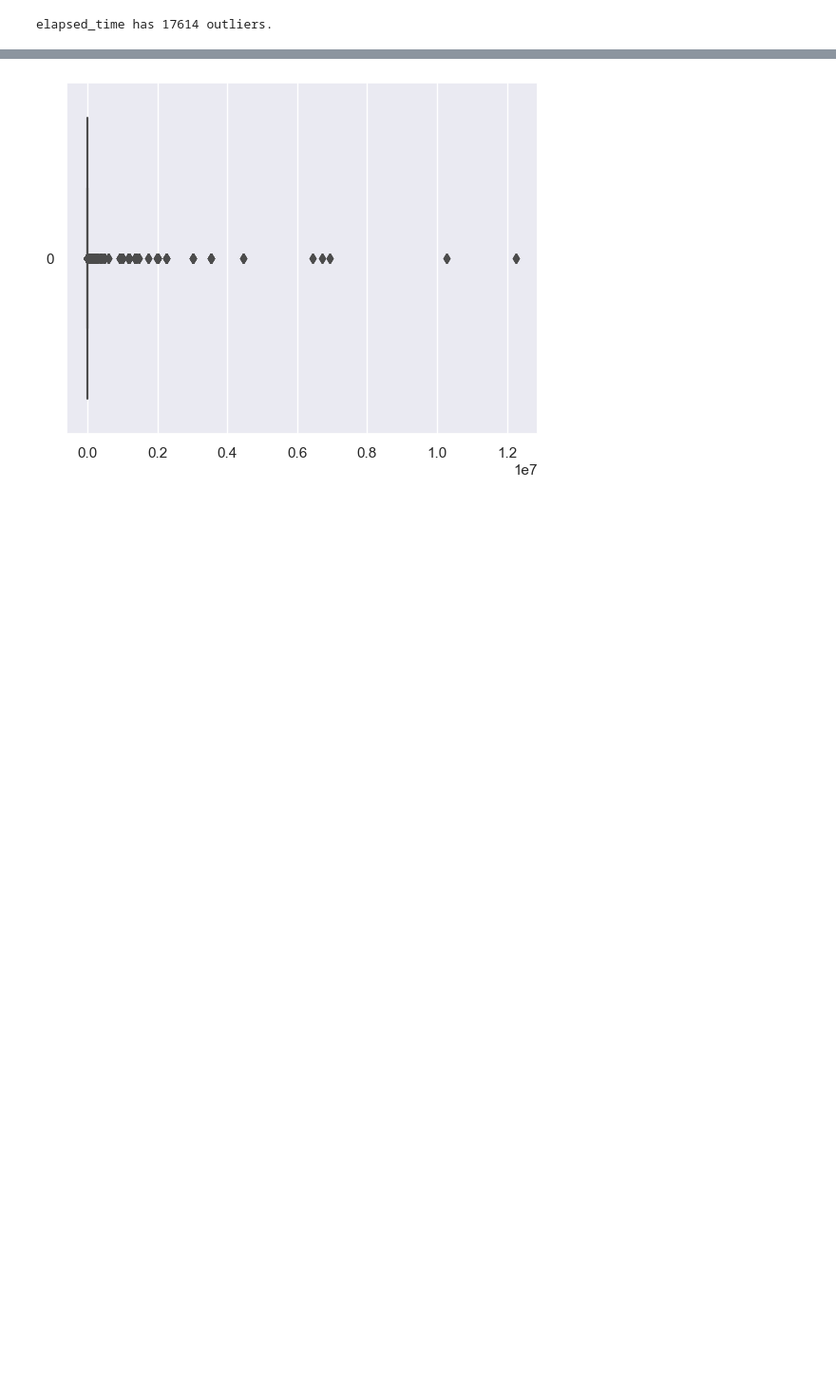
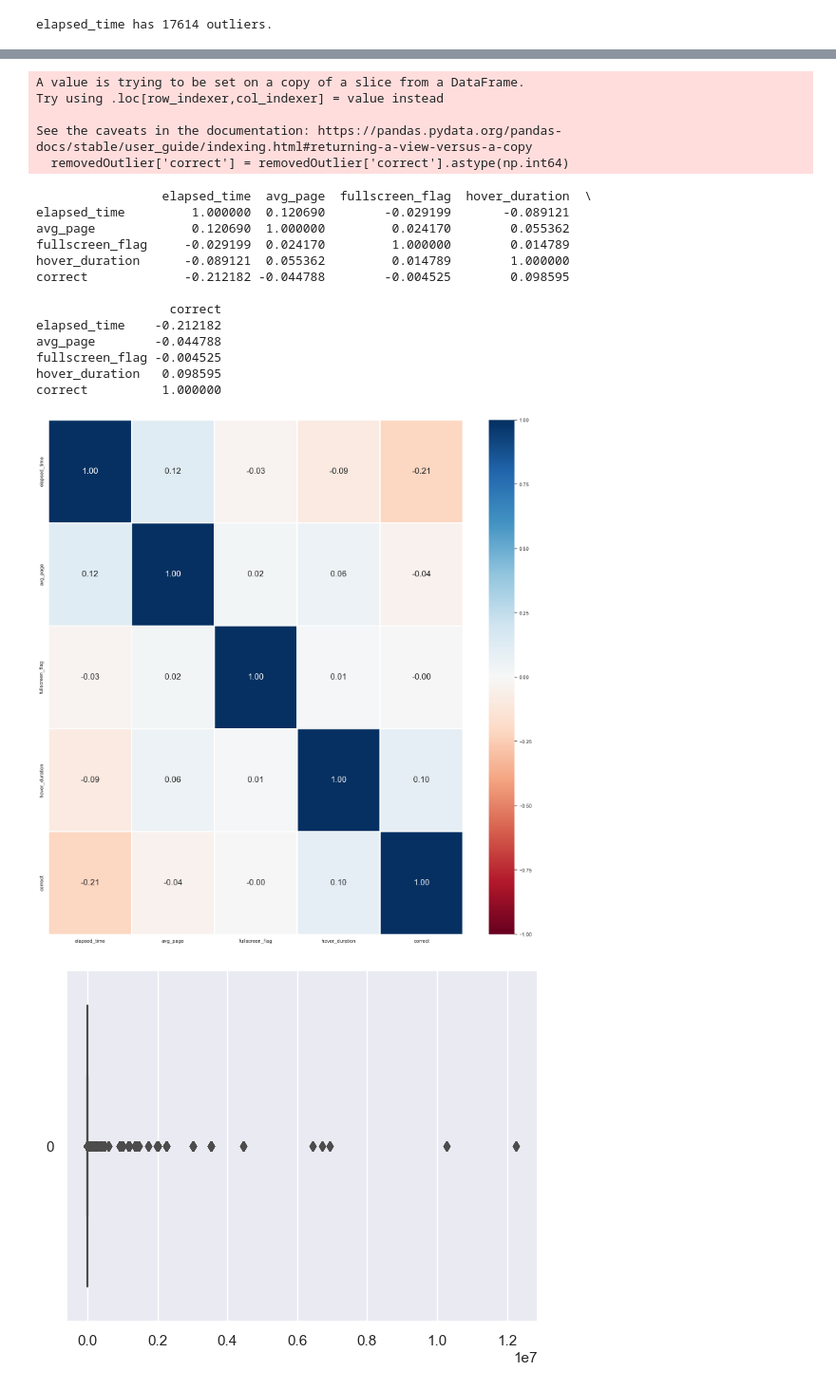
Before and after one commit to sssstforest/SC1015-Group-2, a Jupyter notebook: EDA-CH.ipynb, the cells around one changed output, grey strips where cells are left out. Shown at 95% size. Cells and saved outputs as stored; diff of their text form; code cells hidden in the pictures; blank space fills up the shorter version.

```diff
--- a/EDA-CH.ipynb
+++ b/EDA-CH.ipynb
@@ -968,3 +1017,32 @@ elapsed_time has 17614 outliers.
+# %%
+removedOutlier['correct'] = removedOutlier['correct'].astype(np.int64)
+print(removedOutlier.corr())
+
+# Heatmap of the Correlation Matrix
+f = plt.figure(figsize=(20, 20))
+sb.heatmap(removedOutlier.corr(), vmin = -1, vmax = 1, linewidths = 1,
+           annot = True, fmt = ".2f", annot_kws = {"size": 18}, cmap = "RdBu")
+plt.show()
+# %% [output]
+A value is trying to be set on a copy of a slice from a DataFrame.
+Try using .loc[row_indexer,col_indexer] = value instead
+
+See the caveats in the documentation: https://pandas.pydata.org/pandas-docs/stable/user_guide/indexing.html#returning-a-view-versus-a-copy
+  removedOutlier['correct'] = removedOutlier['correct'].astype(np.int64)
+                 elapsed_time  avg_page  fullscreen_flag  hover_duration  \
+elapsed_time         1.000000  0.120690        -0.029199       -0.089121
+avg_page             0.120690  1.000000         0.024170        0.055362
+fullscreen_flag     -0.029199  0.024170         1.000000        0.014789
+hover_duration      -0.089121  0.055362         0.014789        1.000000
+correct             -0.212182 -0.044788        -0.004525        0.098595
+
+                  correct
+elapsed_time    -0.212182
+avg_page        -0.044788
+fullscreen_flag -0.004525
+hover_duration   0.098595
+correct          1.000000
+[figure, added]
 # %%
 sb.boxplot(data = new_data['hover_duration'], orient = "h")
 plt.show()
```
Also changed, not shown: parts of 9 cells of this notebook.
